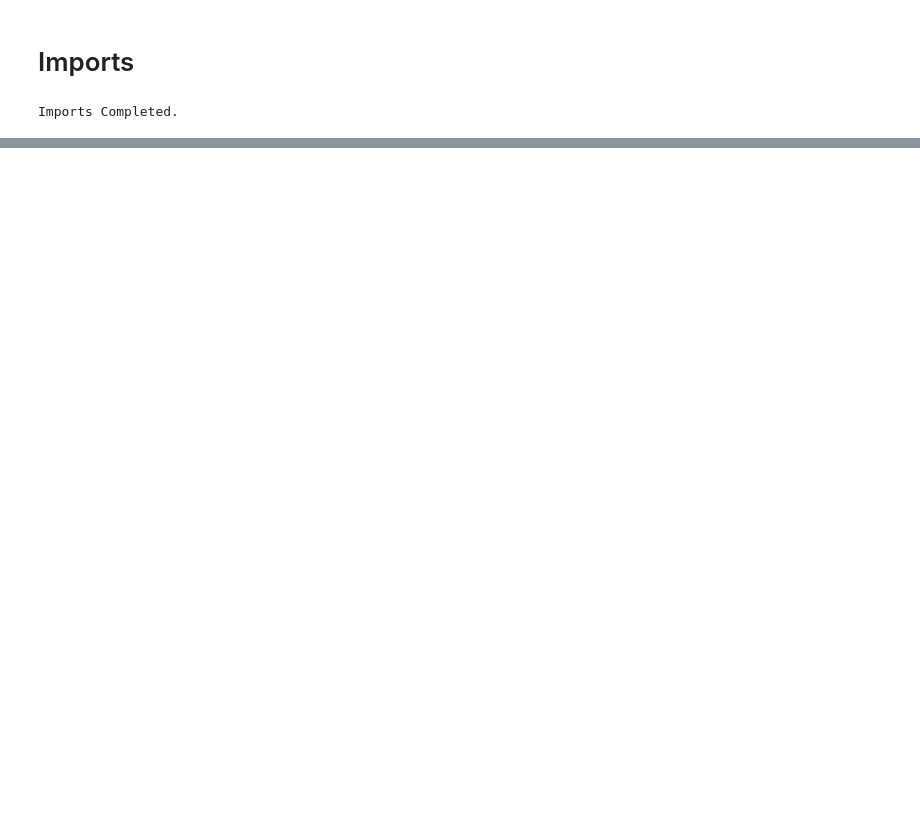
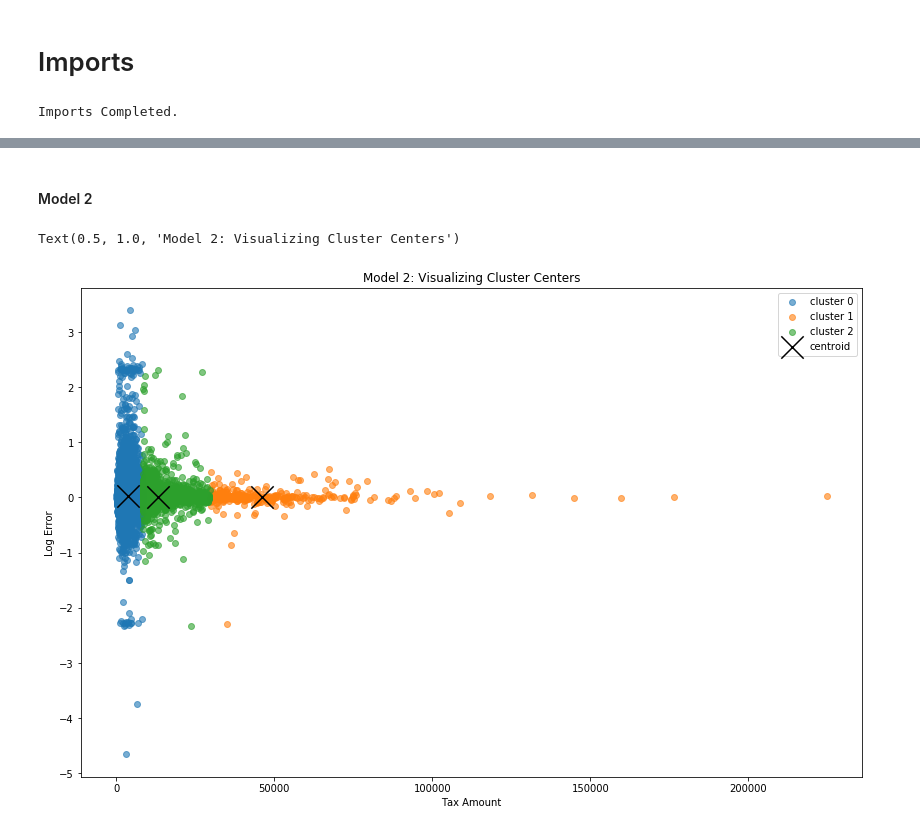
Before and after one commit to dbojado/Zillow-Zestimates, a Jupyter notebook: MVP_Report.ipynb, the cells around one changed output, grey strips where cells are left out. Drawn from its saved outputs; the diff is of its cells as text; code cells hidden in the pictures; blank space fills up the shorter version.

```diff
--- a/MVP_Report.ipynb
+++ b/MVP_Report.ipynb
@@ -72,0 +375,2 @@ Imports Completed.
+# %%
+X = df[['taxamount', 'logerror']]
@@ -72,0 +379,4 @@ Imports Completed.
+# %%
+kmeans = KMeans(n_clusters=2)
+kmeans.fit(X)
+kmeans.predict(X)
@@ -72,0 +385,2 @@ Imports Completed.
+# %%
+df['cluster'] = kmeans.predict(X)
@@ -72,0 +406,12 @@ Imports Completed.
+# %%
+plt.figure(figsize=(14, 9))
+
+for cluster, subset in df.groupby('cluster'):
+    plt.scatter(subset.taxamount, subset.logerror, label='cluster ' + str(cluster), alpha=.6)
+
+centroids.plot.scatter(x='taxamount', y='logerror', c='black', marker='x', s=500, ax=plt.gca(), label='centroid')
+
+plt.legend()
+plt.ylabel('Log Error')
+plt.xlabel('Tax Amount')
+plt.title('Model 1: Visualizing Cluster Centers')
@@ -72,0 +421,26 @@ Imports Completed.
+# %% [markdown]
+#### Model 2
+# %%
+kmeans = KMeans(n_clusters=3)
+kmeans.fit(X)
+kmeans.predict(X)
+
+df['cluster'] = kmeans.predict(X)
+kmeans.cluster_centers_
+centroids = pd.DataFrame(kmeans.cluster_centers_, columns=X.columns)
+df.groupby('cluster')['taxamount', 'logerror'].mean()
+
+plt.figure(figsize=(14, 9))
+
+for cluster, subset in df.groupby('cluster'):
+    plt.scatter(subset.taxamount, subset.logerror, label='cluster ' + str(cluster), alpha=.6)
+
+centroids.plot.scatter(x='taxamount', y='logerror', c='black', marker='x', s=500, ax=plt.gca(), label='centroid')
+
+plt.legend()
+plt.ylabel('Log Error')
+plt.xlabel('Tax Amount')
+plt.title('Model 2: Visualizing Cluster Centers')
+# %% [output]
+Text(0.5, 1.0, 'Model 2: Visualizing Cluster Centers')
+[figure, added]
```
Also changed, not shown: parts of 60 cells of this notebook.
